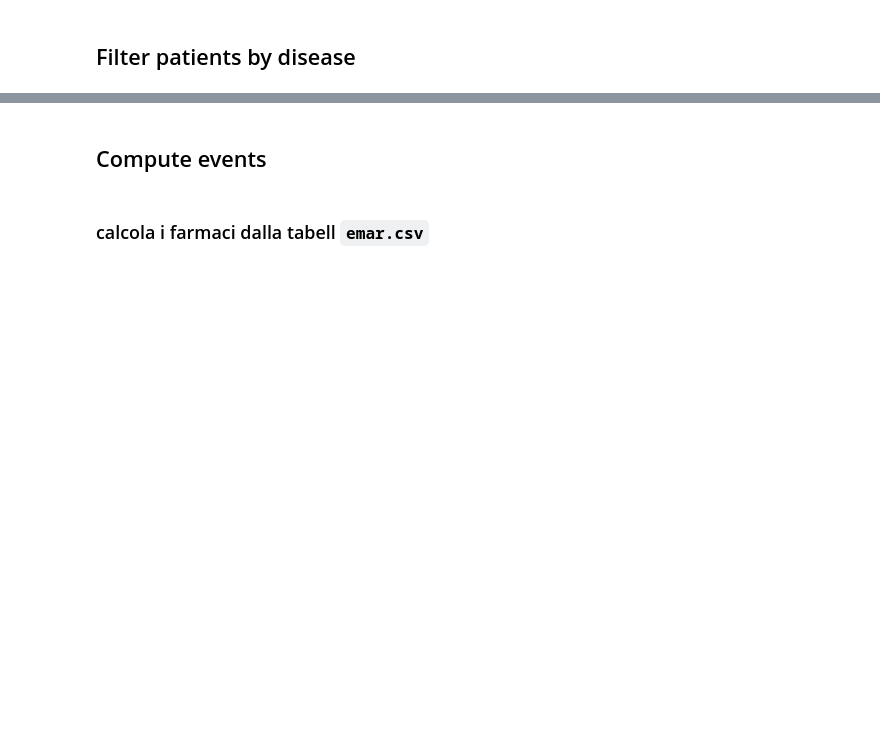
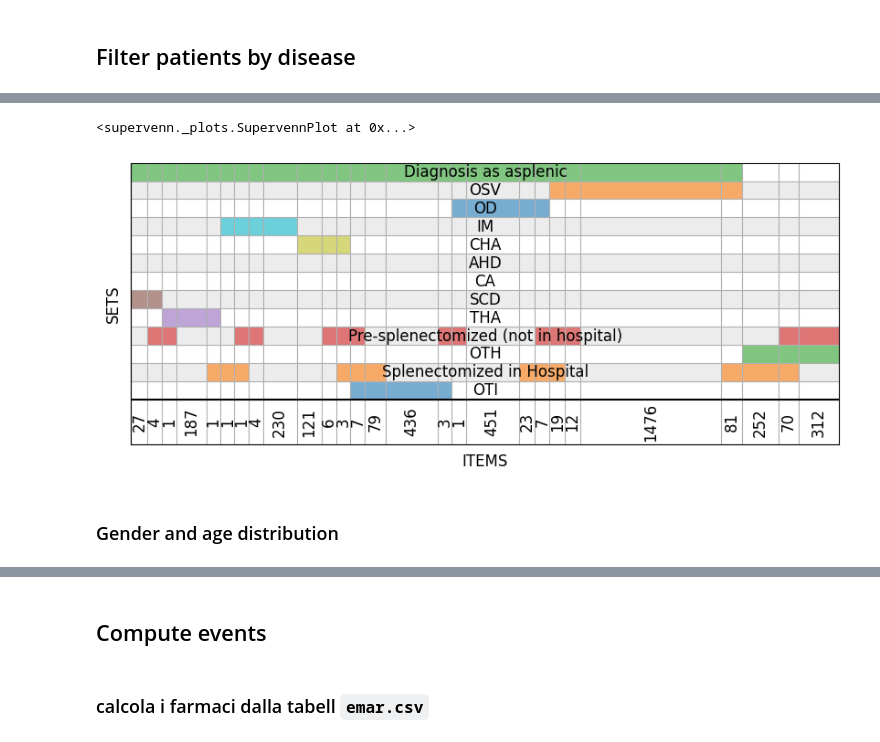
Before and after one commit to giordamaug/Relational_EHR_data_to_Longitudinal_Patient_Trajectories, a Jupyter notebook: mimic_to_json.ipynb, the cells around one changed output, grey strips where cells are left out. Drawn from its saved outputs; the diff is of its cells as text; code cells hidden in the pictures; blank space fills up the shorter version.

```diff
--- a/mimic_to_json.ipynb
+++ b/mimic_to_json.ipynb
@@ -187,9 +204,13 @@ patients = patients[patients["subject_id"].isin(selected_idxs)]
 # %%
 patients['primary_disease'] = patients['subject_id'].apply(lambda x:
-    "OD - Oncological Diseases" if asplenia_diag[asplenia_diag['subject_id'] == x]['icd_code'].isin(onco_codes['icd_code'].values).any()
-    else "CHA - Congenital Hemolytic Anemias" if asplenia_diag[asplenia_diag['subject_id'] == x]['icd_code'].isin(cha_codes['icd_code'].values).any()
-    else "THA - Thalassemia" if asplenia_diag[asplenia_diag['subject_id'] == x]['icd_code'].isin(thala_codes['icd_code'].values).any()
-    else "AIHD - Autoimmune Hematological Diseases" if asplenia_diag[asplenia_diag['subject_id'] == x]['icd_code'].isin(imm_codes['icd_code'].values).any()
-    else "SCD - Sicke Cell Disease" if asplenia_diag[asplenia_diag['subject_id'] == x]['icd_code'].isin(scd_codes['icd_code'].values).any()
-    else "SP - Splenectomized"
+    "CHA - Congenital Hemolytic Anemias" if asplenia_diag[asplenia_diag['subject_id'] == x]['long_title'].isin(cha_codes['description'].values).any()
+    else "THA - Thalassemia" if asplenia_diag[asplenia_diag['subject_id'] == x]['long_title'].isin(thala_codes['description'].values).any()
+    else "SCD - Sicke Cell Disease" if asplenia_diag[asplenia_diag['subject_id'] == x]['long_title'].isin(scd_codes['description'].values).any()
+    else "CA - Congenital Asplenia" if asplenia_diag[asplenia_diag['subject_id'] == x]['long_title'].isin(ca_codes['description'].values).any()
+    else "IM - Immunodeficiencies" if asplenia_diag[asplenia_diag['subject_id'] == x]['long_title'].isin(imm_codes['description'].values).any()
+    else "OD - Oncological Diseases" if asplenia_diag[asplenia_diag['subject_id'] == x]['long_title'].isin(onco_codes['description'].values).any()
+    else "AHD - Autoimmune Hemtological Diseases" if asplenia_diag[asplenia_diag['subject_id'] == x]['icd_code'].isin(ahd_codes['icd_code'].values).any()
+    else "OSV - Other Structural vascular" if asplenia_diag[asplenia_diag['subject_id'] == x]['long_title'].isin(osv_codes['description'].values).any()
+    else "OTI - Other Trauma Iatrogenic" if asplenia_diag[asplenia_diag['subject_id'] == x]['long_title'].isin(tra_codes['description'].values).any()
+    else "OTH - Other pathology"
 )
@@ -207,3 +217,24 @@ Name: count, dtype: int64
+# %%
+primary_diseases = ["CHA", "THA", "SCD", "CA", "IM", "OD", "AHD", "OSV", "OTI", "OTH"] + labels
+CHA = set(patients[patients['primary_disease'] == "CHA - Congenital Hemolytic Anemias"]['subject_id'].values)
+THA = set(patients[patients['primary_disease'] == "THA - Thalassemia"]['subject_id'].values)
+SCD = set(patients[patients['primary_disease'] == "SCD - Sicke Cell Disease"]['subject_id'].values)
+CA = set(patients[patients['primary_disease'] == "CA - Congenital Asplenia"]['subject_id'].values)
+IM = set(patients[patients['primary_disease'] == "IM - Immunodeficiencies"]['subject_id'].values)
+OD = set(patients[patients['primary_disease'] == "OD - Oncological Diseases"]['subject_id'].values)
+AHD = set(patients[patients['primary_disease'] == "AHD - Autoimmune Hemtological Diseases"]['subject_id'].values)
+OSV = set(patients[patients['primary_disease'] == "OSV - Other Structural vascular"]['subject_id'].values)
+OTI = set(patients[patients['primary_disease'] == "OTI - Other Trauma Iatrogenic"]['subject_id'].values)
+OTH = set(patients[patients['primary_disease'] == "OTH - Other pathology"]['subject_id'].values)
+SP = set(splenectomized_patients)
+plt.figure(figsize=(10, 4))
+supervenn([CHA,THA,SCD,CA,IM,OD,AHD,OSV,OTI,OTH,A,B,C], primary_diseases, widths_minmax_ratio=0.1,
+          sets_ordering='minimize gaps', rotate_col_annotations=True, side_plots=False,)
+# %% [output]
+<supervenn._plots.SupervennPlot at 0x...>
+[figure, added]
+# %% [markdown]
+### Gender and age distribution
 # %%
 patients['age_group'] = patients['anchor_age'].apply(lambda x: "young" if x < 35 else "mature" if x < 55 else "elder" if x < 75 else "geriatric")
 counts = patients.groupby(['age_group', 'gender']).size().unstack(fill_value=0)
```
Also changed, not shown: parts of 19 cells of this notebook.
